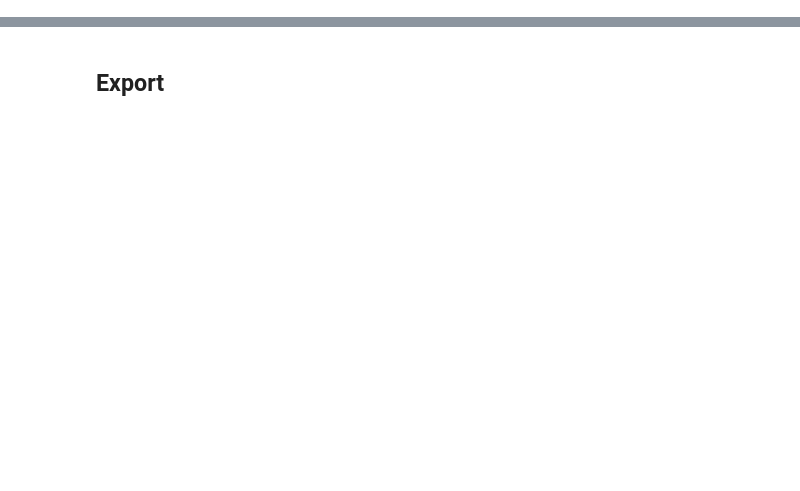
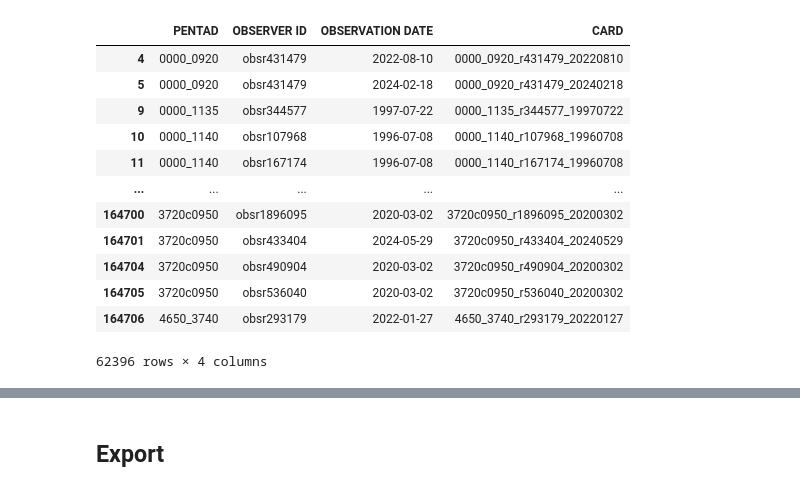
Before and after one commit to Rafnuss/eBird2ABAP, a Jupyter notebook: notebook/eBird2Card.ipynb, the cells around one changed output, grey strips where cells are left out. Cells and saved outputs as stored; diff of their text form; code cells hidden in the pictures; blank space fills up the shorter version.

```diff
--- a/notebook/eBird2Card.ipynb
+++ b/notebook/eBird2Card.ipynb
@@ -292,0 +117,2 @@ card_sp
+# %%
+ebd = ebd0
@@ -292,0 +320,57 @@ card_sp
+# %%
+# To find all pentad with sufficient duration effort (i.e, a sum of 2h over 5 days period), we apply this function for each pentad_observer.
+def checkday_pentad_observer(df):
+    df["CARD"] = ""
+    # Build a matrix of distance between all checklists to check if they are close to each other
+    di = np.abs(
+        df["OBSERVATION DATE"].values[:, None] - df["OBSERVATION DATE"].values
+    ) < pd.Timedelta(days=5)
+    # create duration array to make computation slightly faster
+    duration = df["DURATION MINUTES"].to_numpy()
+    # Initie the card array with empty string
+    # card = np.array(['' for x in range(len(df))], dtype='object')
+    u = 1
+    # Loop trough the list of checklists
+    while u <= len(df):
+        # Find all neighbord
+        nb_neighbor = np.sum(di[u - 1, (u - 1) :])
+        neigh = u + np.arange(0, nb_neighbor) - 1
+        dur = duration[neigh].sum()
+        # Check that total duration is more than 2hours, if so add card code (pentad_observer_date) to card array
+        if dur >= (2 * 60):
+            df.iloc[neigh, df.columns.get_loc("CARD")] = df.iloc[
+                u - 1, df.columns.get_loc("pentad_observer_date")
+            ]
+        u += nb_neighbor
+    return df
+# %%
+# Apply the function defined above for each pentad-observer at the same time (makes operation much faster)
+checkday_long_card = (
+    checkday_long.groupby("pentad_observer")
+    .apply(checkday_pentad_observer, include_groups=False)
+    .reset_index()
+)
+# %%
+# Create the DataFrame of all valid card
+card_valid = checkday_long_card[
+    checkday_long_card["CARD"] == checkday_long_card["pentad_observer_date"]
+][["PENTAD", "OBSERVER ID", "OBSERVATION DATE", "CARD"]]
+
+# Sort by card
+card_valid.sort_values(by="CARD", inplace=True)
+# %%
+card_valid
+# %% [output]
+|  | PENTAD | OBSERVER ID | OBSERVATION DATE | CARD |
+| 4 | 0000_0920 | obsr431479 | 2022-08-10 | 0000_0920_r431479_20220810 |
+| 5 | 0000_0920 | obsr431479 | 2024-02-18 | 0000_0920_r431479_20240218 |
+| 9 | 0000_1135 | obsr344577 | 1997-07-22 | 0000_1135_r344577_19970722 |
+| 10 | 0000_1140 | obsr107968 | 1996-07-08 | 0000_1140_r107968_19960708 |
+| 11 | 0000_1140 | obsr167174 | 1996-07-08 | 0000_1140_r167174_19960708 |
+| ... | ... | ... | ... | ... |
+| 164700 | 3720c0950 | obsr1896095 | 2020-03-02 | 3720c0950_r1896095_20200302 |
+| 164701 | 3720c0950 | obsr433404 | 2024-05-29 | 3720c0950_r433404_20240529 |
+| 164704 | 3720c0950 | obsr490904 | 2020-03-02 | 3720c0950_r490904_20200302 |
+| 164705 | 3720c0950 | obsr536040 | 2020-03-02 | 3720c0950_r536040_20200302 |
+| 164706 | 4650_3740 | obsr293179 | 2022-01-27 | 4650_3740_r293179_20220127 |
+62396 rows × 4 columns
```
Also changed, not shown: parts of 61 cells of this notebook, 4 other files.
